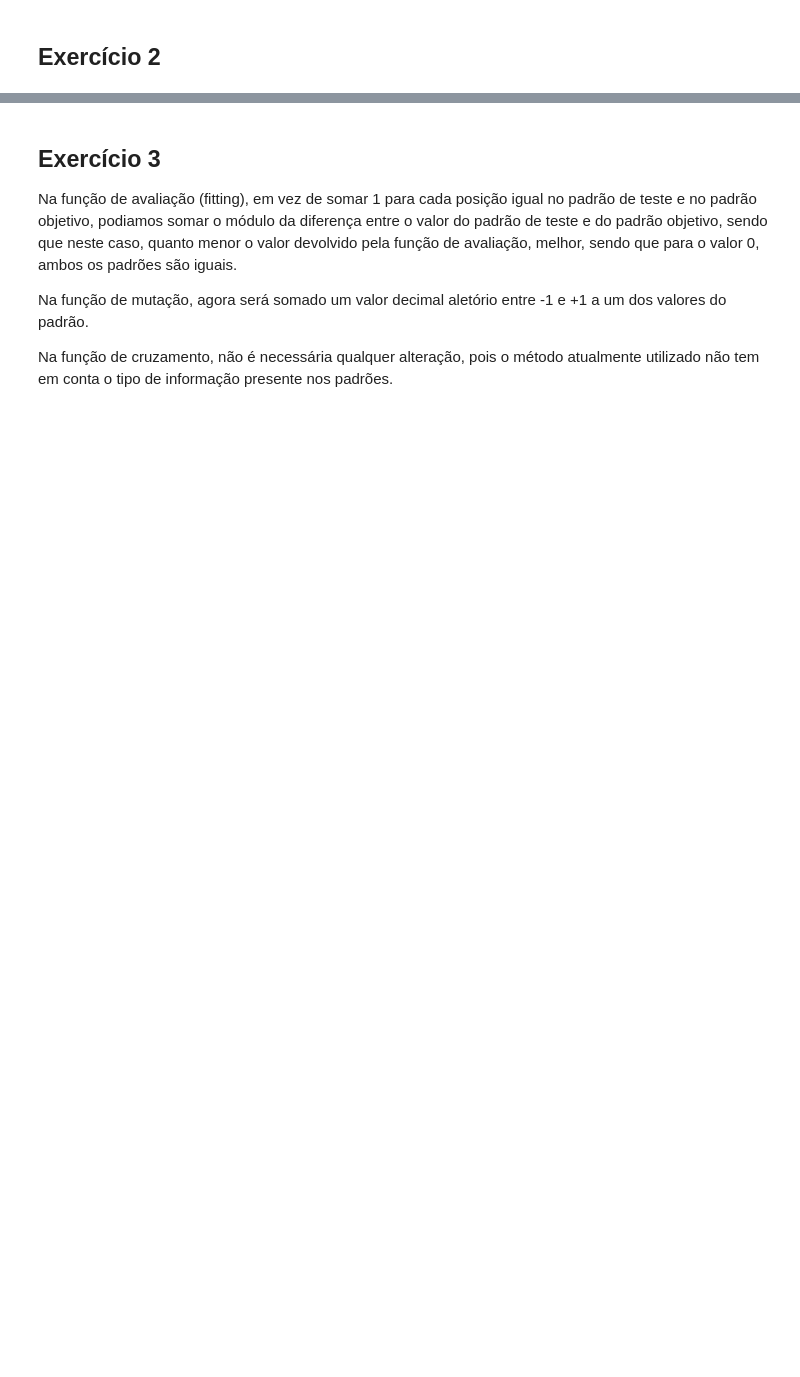
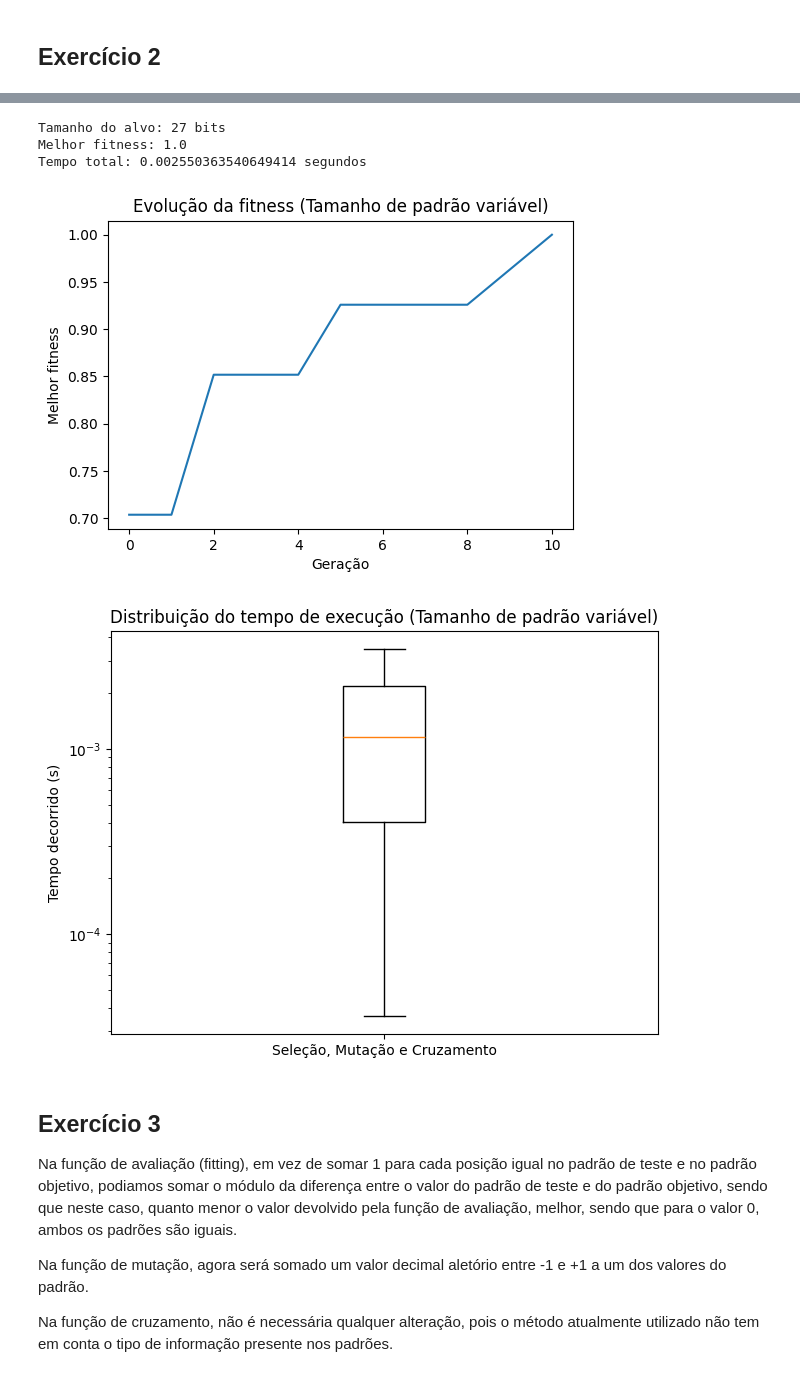
Before and after one commit to jpnoa1/IAA, a Jupyter notebook: lab3/lab3.ipynb, the cells around one changed output, grey strips where cells are left out. Drawn from its saved outputs; the diff is of its cells as text; code cells hidden in the pictures; blank space fills up the shorter version.

```diff
--- a/lab3/lab3.ipynb
+++ b/lab3/lab3.ipynb
@@ -282,11 +282,13 @@ def cruzarPopulacao(target, tamanho_pop=100, frac_melhores=0.3, max_geracoes=100
         # Criar nova população: 30% melhores + 70% cruzados
         nova_pop = melhores_padroes.copy()
         while len(nova_pop) < tamanho_pop:
-            x = random.choice(melhores_padroes)
-            y = random.choice(melhores_padroes)
-            filho1, filho2 = cruzar(x,y)
+            pai = random.choice(melhores_padroes)
+            mae = random.choice(melhores_padroes)
+            filho1, filho2 = cruzar(pai,mae)
+
             nova_pop.append(filho1)
-            nova_pop.append(filho2)
+            if len(nova_pop) < tamanho_pop:
+                nova_pop.append(filho2)
 
         populacao = nova_pop
 
@@ -498,3 +463,44 @@ Tempo total: 0.006 segundos
+# %%
+
+# Gerar target com tamanho aleatorio
+n_bits = random.randint(2, 32)
+target = gerar_padrao_aleatorio(n_bits)
+
+melhor, tempo, hist = evolucao_tamanho_variavel(target)
+
+print(f"Tamanho do alvo: {len(target)} bits")
+print("Melhor fitness:", melhor)
+print("Tempo total:", tempo, "segundos")
+
+plt.figure(figsize=(6,4))
+plt.plot(hist)
+plt.xlabel("Geração")
+plt.ylabel("Melhor fitness")
+plt.title("Evolução da fitness (Tamanho de padrão variável)")
+plt.show()
+
+# Testar 30 vezes
+tempos = []
+
+for _ in range(30):
+    target = gerar_padrao_aleatorio(random.randint(2, 32))
+    _, tempo, _ = evolucao_tamanho_variavel(target)
+    tempos.append(tempo)
+
+
+plt.boxplot(tempos, tick_labels=['Seleção, Mutação e Cruzamento'])
+
+plt.yscale('log')
+plt.title('Distribuição do tempo de execução (Tamanho de padrão variável)')
+plt.ylabel('Tempo decorrido (s)')
+plt.tight_layout()
+plt.show()
+# %% [output]
+Tamanho do alvo: 27 bits
+Melhor fitness: 1.0
+Tempo total: 0.002550363540649414 segundos
+[figure, added]
+[figure, added]
 # %% [markdown]
 ## Exercício 3
 Na função de avaliação (fitting), em vez de somar 1 para cada posição igual no padrão de teste e no padrão objetivo, podiamos somar o módulo da diferença entre o valor do padrão de teste e do padrão objetivo, sendo que neste caso, quanto menor o valor devolvido pela função de avaliação, melhor, sendo que para o valor 0, ambos os padrões são iguais.
```
Also changed, not shown: parts of 7 cells of this notebook.
